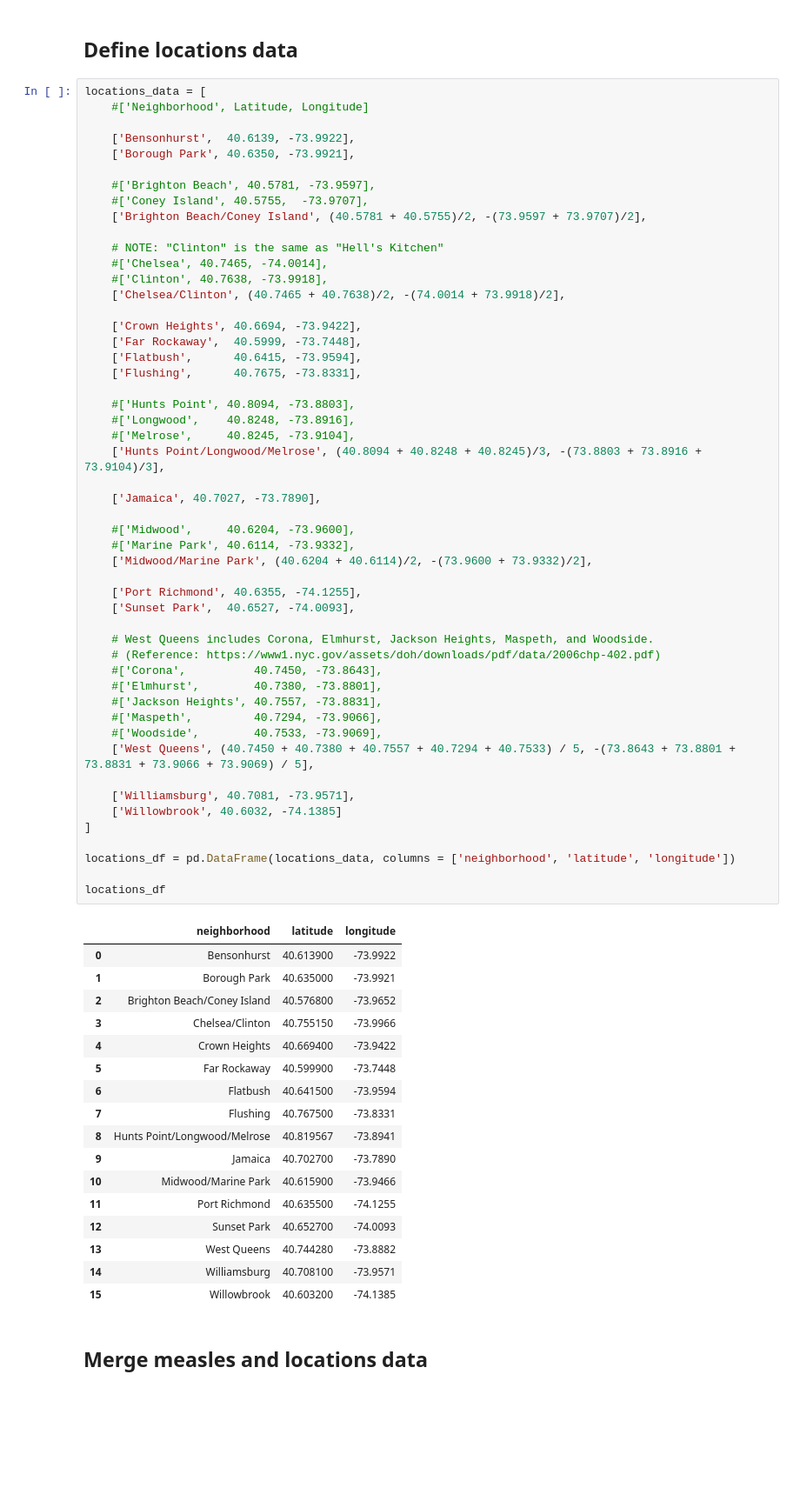
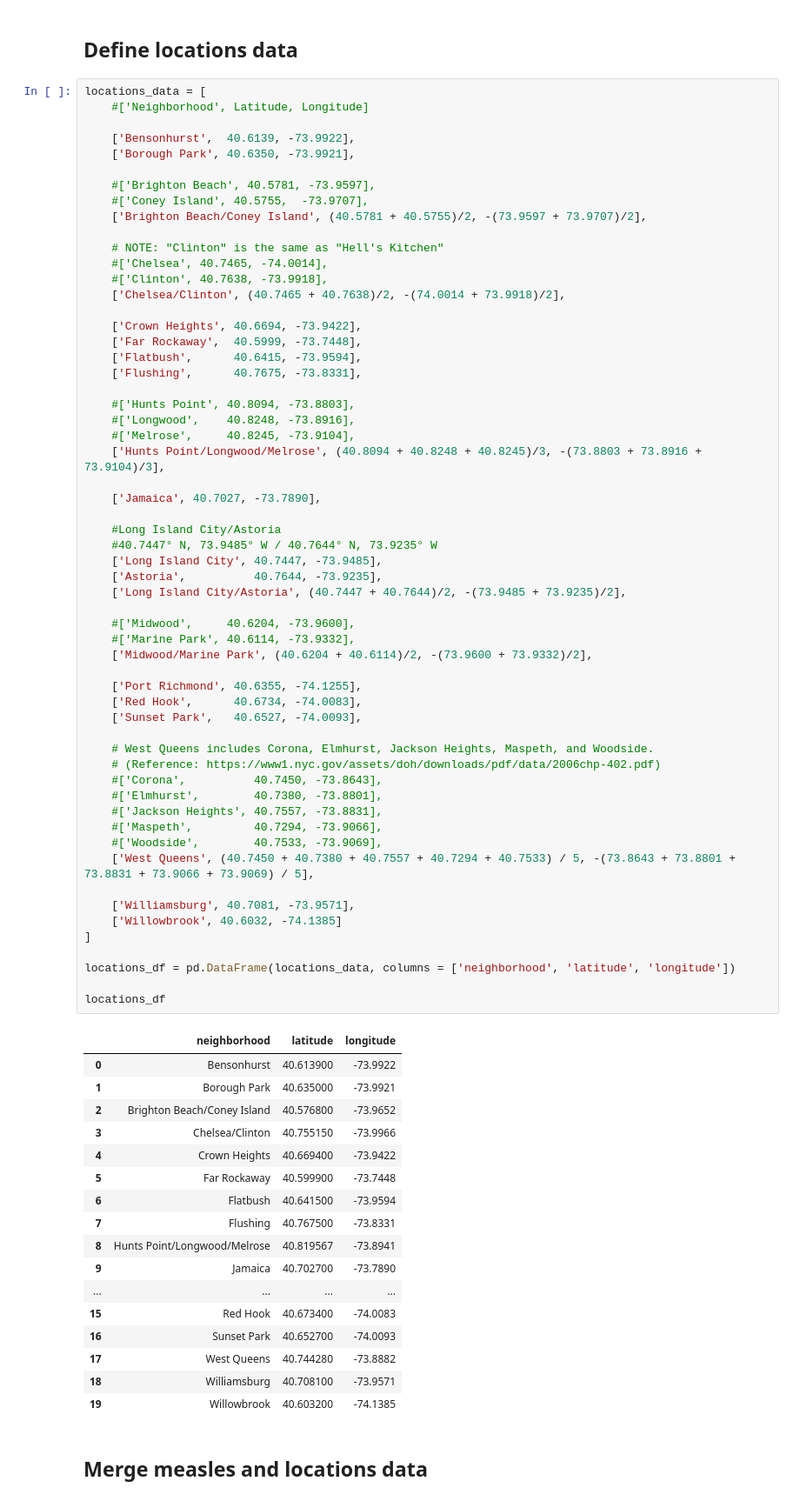
Before and after one commit to carlos-afonso/measles, a Jupyter notebook: code/nyc_measles_cases_by_neighborhood.ipynb, the cells around one changed output. Shown at 87% size. Drawn from its saved outputs; the diff is of its cells as text; blank space fills up the shorter version.

```diff
--- a/code/nyc_measles_cases_by_neighborhood.ipynb
+++ b/code/nyc_measles_cases_by_neighborhood.ipynb
@@ -150,47 +148,54 @@ locations_data = [
 
     ['Jamaica', 40.7027, -73.7890],
 
+    #Long Island City/Astoria
+    #40.7447° N, 73.9485° W / 40.7644° N, 73.9235° W
+    ['Long Island City', 40.7447, -73.9485],
+    ['Astoria',          40.7644, -73.9235],
+    ['Long Island City/Astoria', (40.7447 + 40.7644)/2, -(73.9485 + 73.9235)/2],
+
     #['Midwood',     40.6204, -73.9600],
     #['Marine Park', 40.6114, -73.9332],
     ['Midwood/Marine Park', (40.6204 + 40.6114)/2, -(73.9600 + 73.9332)/2],
 
     ['Port Richmond', 40.6355, -74.1255],
-    ['Sunset Park',  40.6527, -74.0093],
+    ['Red Hook',      40.6734, -74.0083],
+    ['Sunset Park',   40.6527, -74.0093],
 
     # West Queens includes Corona, Elmhurst, Jackson Heights, Maspeth, and Woodside.
     # (Reference: https://www1.nyc.gov/assets/doh/downloads/pdf/data/2006chp-402.pdf)
     #['Corona',          40.7450, -73.8643],
     #['Elmhurst',        40.7380, -73.8801],
     #['Jackson Heights', 40.7557, -73.8831],
     #['Maspeth',         40.7294, -73.9066],
     #['Woodside',        40.7533, -73.9069],
     ['West Queens', (40.7450 + 40.7380 + 40.7557 + 40.7294 + 40.7533) / 5, -(73.8643 + 73.8801 + 73.8831 + 73.9066 + 73.9069) / 5],
 
     ['Williamsburg', 40.7081, -73.9571],
     ['Willowbrook', 40.6032, -74.1385]
 ]
 
 locations_df = pd.DataFrame(locations_data, columns = ['neighborhood', 'latitude', 'longitude'])
 
 locations_df
 # %% [output]
 |  | neighborhood | latitude | longitude |
 | 0 | Bensonhurst | 40.613900 | -73.9922 |
 | 1 | Borough Park | 40.635000 | -73.9921 |
 | 2 | Brighton Beach/Coney Island | 40.576800 | -73.9652 |
 | 3 | Chelsea/Clinton | 40.755150 | -73.9966 |
 | 4 | Crown Heights | 40.669400 | -73.9422 |
 | 5 | Far Rockaway | 40.599900 | -73.7448 |
 | 6 | Flatbush | 40.641500 | -73.9594 |
 | 7 | Flushing | 40.767500 | -73.8331 |
 | 8 | Hunts Point/Longwood/Melrose | 40.819567 | -73.8941 |
 | 9 | Jamaica | 40.702700 | -73.7890 |
-| 10 | Midwood/Marine Park | 40.615900 | -73.9466 |
-| 11 | Port Richmond | 40.635500 | -74.1255 |
-| 12 | Sunset Park | 40.652700 | -74.0093 |
-| 13 | West Queens | 40.744280 | -73.8882 |
-| 14 | Williamsburg | 40.708100 | -73.9571 |
-| 15 | Willowbrook | 40.603200 | -74.1385 |
+| ... | ... | ... | ... |
+| 15 | Red Hook | 40.673400 | -74.0083 |
+| 16 | Sunset Park | 40.652700 | -74.0093 |
+| 17 | West Queens | 40.744280 | -73.8882 |
+| 18 | Williamsburg | 40.708100 | -73.9571 |
+| 19 | Willowbrook | 40.603200 | -74.1385 |
 # %% [markdown]
 ## Merge measles and locations data
 # %%
```
Also changed, not shown: parts of 17 cells of this notebook, 4 other files.
